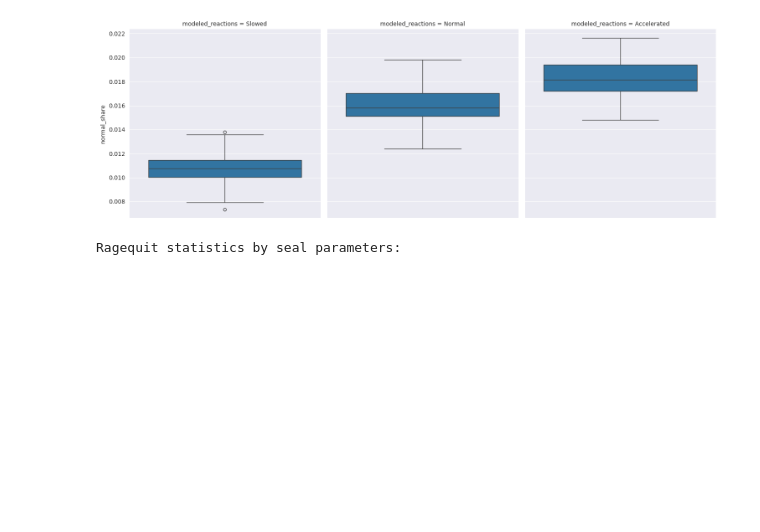
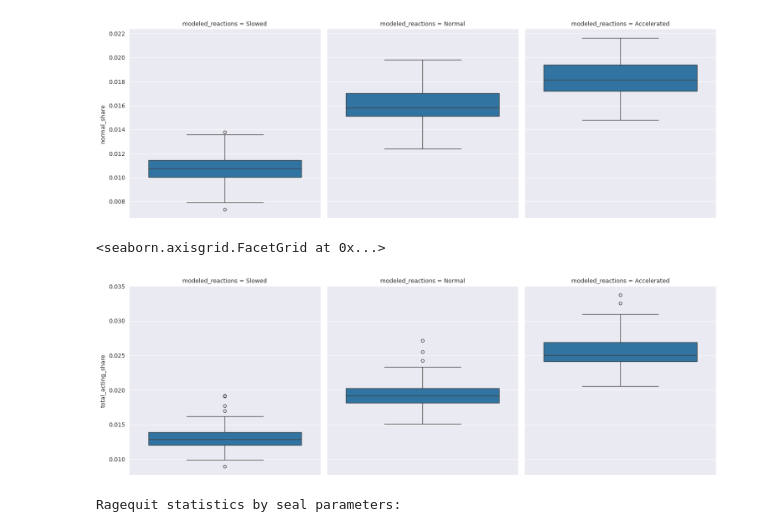
Before and after one commit to collectif-dao/dg-research, a Jupyter notebook: experiments/notebooks/clean_notebook_seal_study.ipynb, the cells around one changed output. Drawn from its saved outputs; the diff is of its cells as text; code cells hidden in the pictures; blank space fills up the shorter version.

```diff
--- a/experiments/notebooks/clean_notebook_seal_study.ipynb
+++ b/experiments/notebooks/clean_notebook_seal_study.ipynb
@@ -96,6 +102,11 @@ sns.catplot(timestep_data_df_full_start, y='normal_share', col='modeled_reaction
 # %% [output]
 <seaborn.axisgrid.FacetGrid at 0x...>
 [figure]
+# %%
+sns.catplot(timestep_data_df_full_start, y='total_acting_share', col='modeled_reactions', kind='box')
+# %% [output]
+<seaborn.axisgrid.FacetGrid at 0x...>
+[figure, added]
 # %%
 from experiments.analysis_utils.metrics import analyze_ragequit_timing_by_seals
 
```
Also changed, not shown: parts of 3 cells of this notebook.
